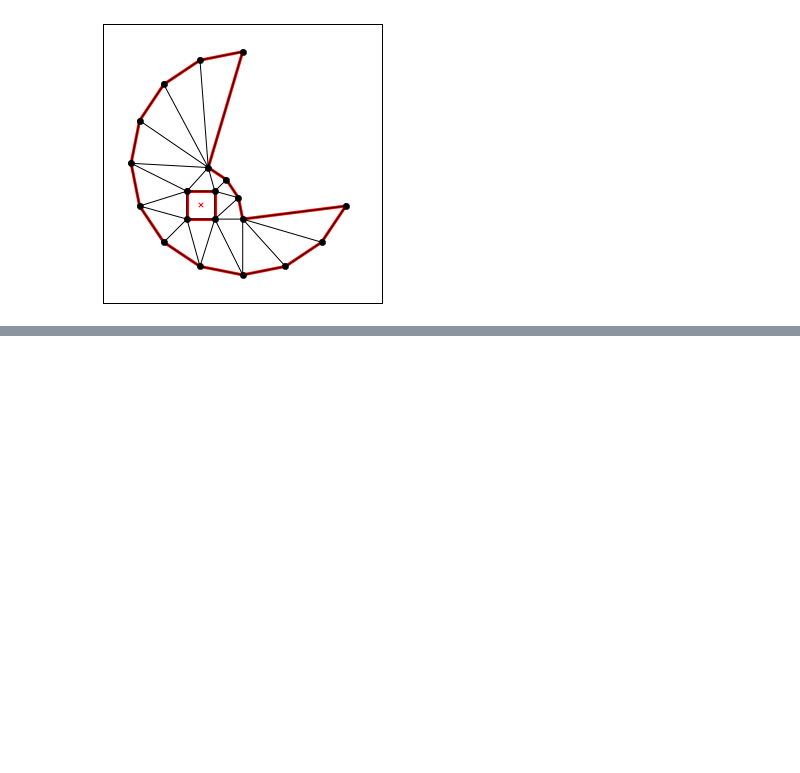
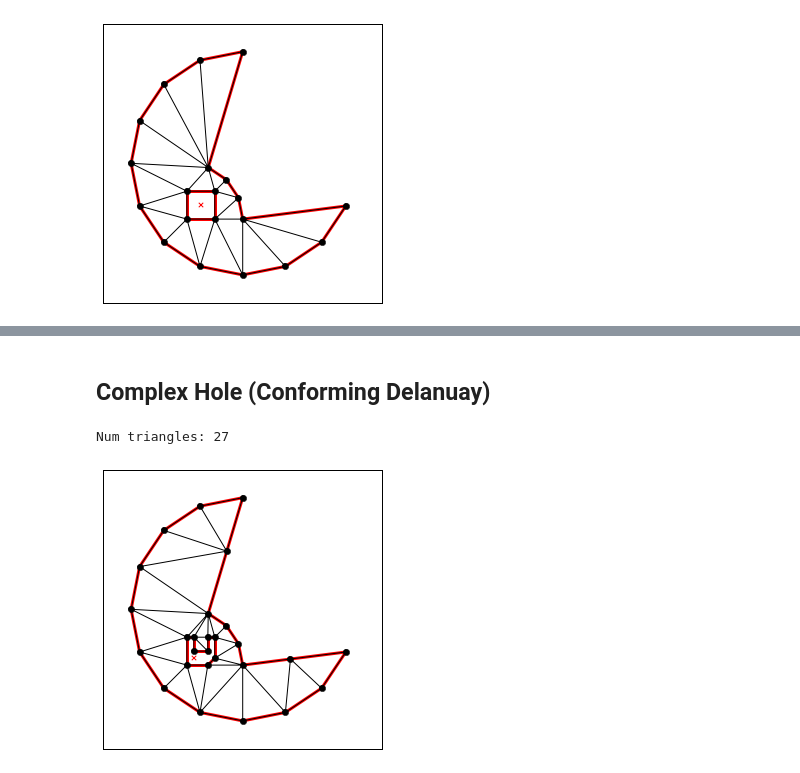
Before and after one commit to levisaya/triangulate, a Jupyter notebook: Triangulation!.ipynb, the cells around one changed output, grey strips where cells are left out. Drawn from its saved outputs; the diff is of its cells as text; code cells hidden in the pictures; blank space fills up the shorter version.

Commit message:
Computed constrained, constrained conforming and conforming Delanuay triangulations.

```diff
--- a/Triangulation!.ipynb
+++ b/Triangulation!.ipynb
@@ -167,0 +187,16 @@ tplot.plot(ax, **triangulated)
+# %% [markdown]
+## Complex Hole (Conforming Delanuay)
+# %%
+triangulated = triangulate({'vertices': caved_in_circle_with_complex_hole,
+                            'segments': complex_segments,
+                            'holes': [[2.25, 2.25]]}, 'pq0L')
+
+fig = plt.figure(num=7, figsize=(5, 5), dpi=30)
+ax = fig.add_subplot(111)
+
+tplot.plot(ax, **triangulated)
+
+print('Num triangles: {}'.format(len(triangulated['triangles'])))
+# %% [output]
+Num triangles: 27
+[figure, added]
```
Also changed, not shown: parts of 5 cells of this notebook.
